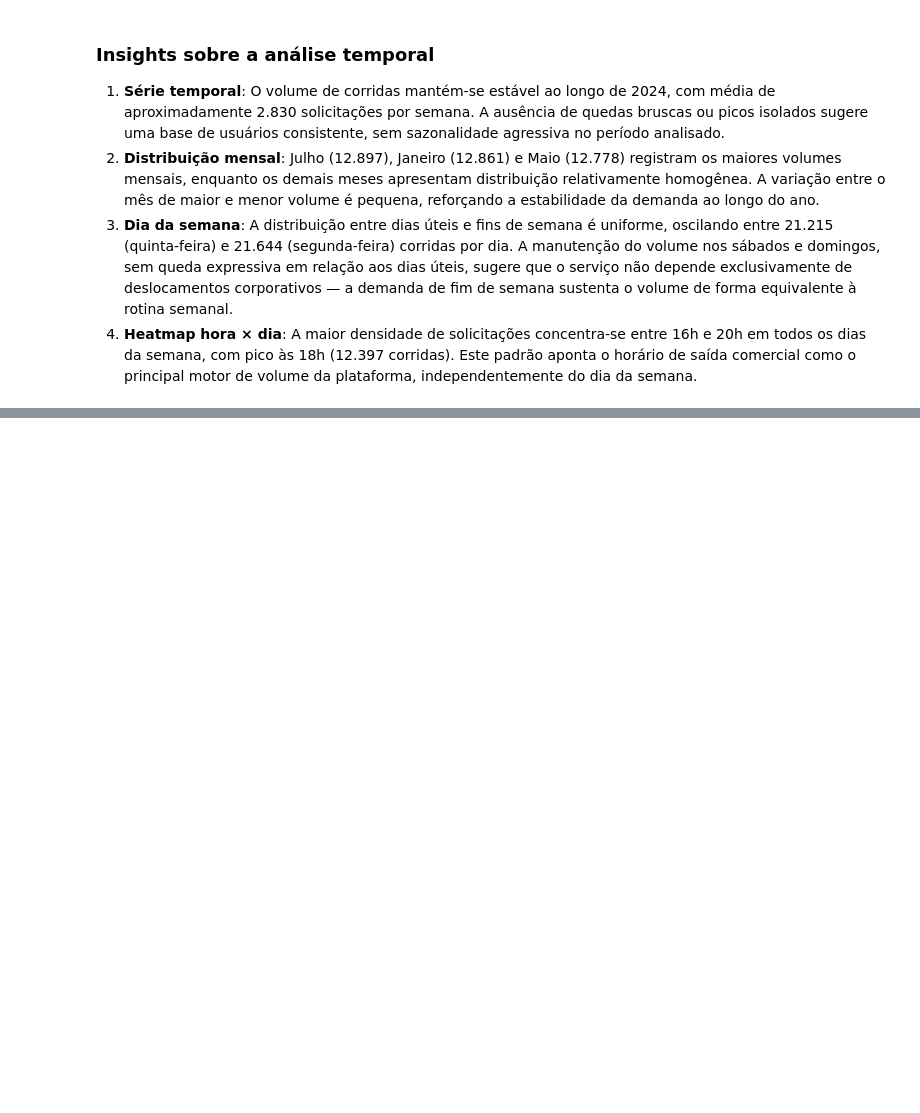
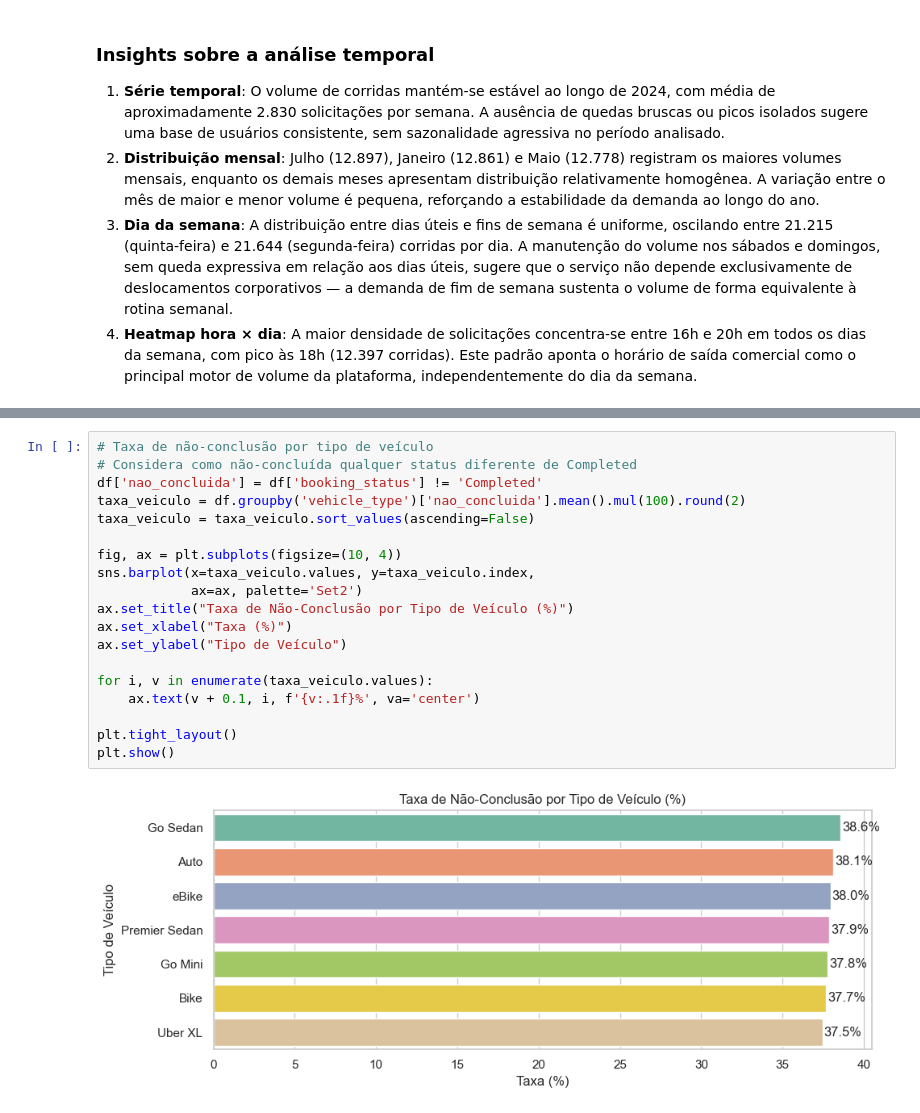
Before and after one commit to jhonatanalves/desafio_extra_lab365_senai, a Jupyter notebook: notebooks/eda_ncr_ride_bookings.ipynb, the cells around one changed output, grey strips where cells are left out. Saved outputs shown, nothing was run; the diff lists cells and outputs as text; blank space fills up the shorter version.

```diff
--- a/notebooks/eda_ncr_ride_bookings.ipynb
+++ b/notebooks/eda_ncr_ride_bookings.ipynb
@@ -485,0 +504,21 @@ Name: count, dtype: int64
+# %%
+# Taxa de não-conclusão por tipo de veículo
+# Considera como não-concluída qualquer status diferente de Completed
+df['nao_concluida'] = df['booking_status'] != 'Completed'
+taxa_veiculo = df.groupby('vehicle_type')['nao_concluida'].mean().mul(100).round(2)
+taxa_veiculo = taxa_veiculo.sort_values(ascending=False)
+
+fig, ax = plt.subplots(figsize=(10, 4))
+sns.barplot(x=taxa_veiculo.values, y=taxa_veiculo.index,
+            ax=ax, palette='Set2')
+ax.set_title("Taxa de Não-Conclusão por Tipo de Veículo (%)")
+ax.set_xlabel("Taxa (%)")
+ax.set_ylabel("Tipo de Veículo")
+
+for i, v in enumerate(taxa_veiculo.values):
+    ax.text(v + 0.1, i, f'{v:.1f}%', va='center')
+
+plt.tight_layout()
+plt.show()
+# %% [output]
+[figure, added]
```
Also changed, not shown: parts of 8 cells of this notebook.
